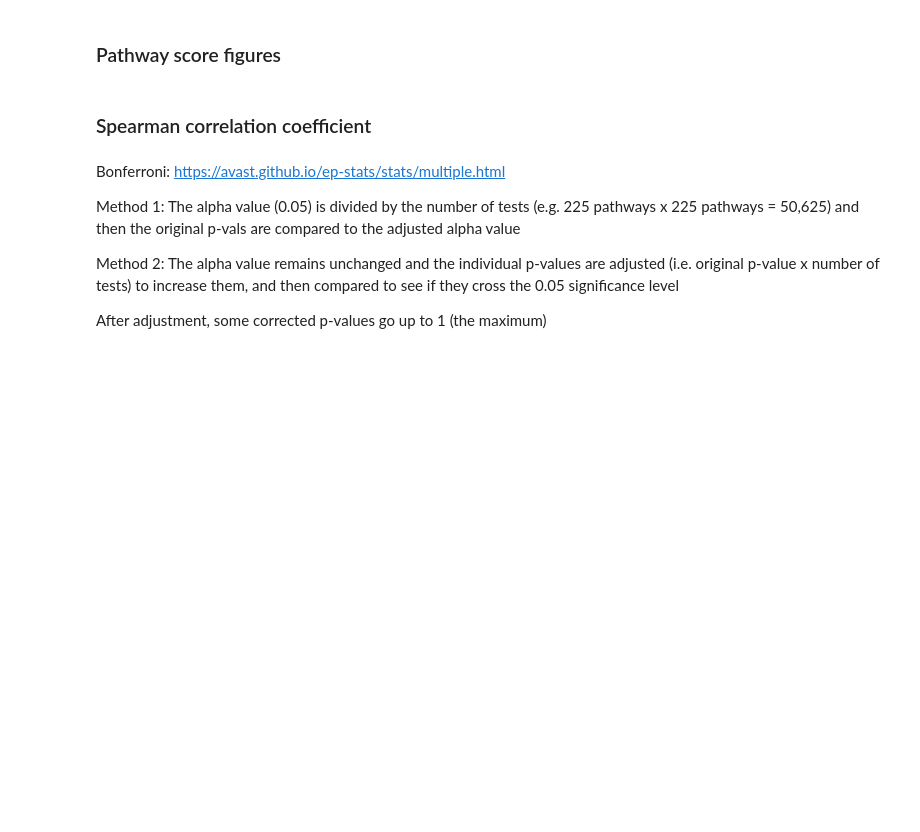
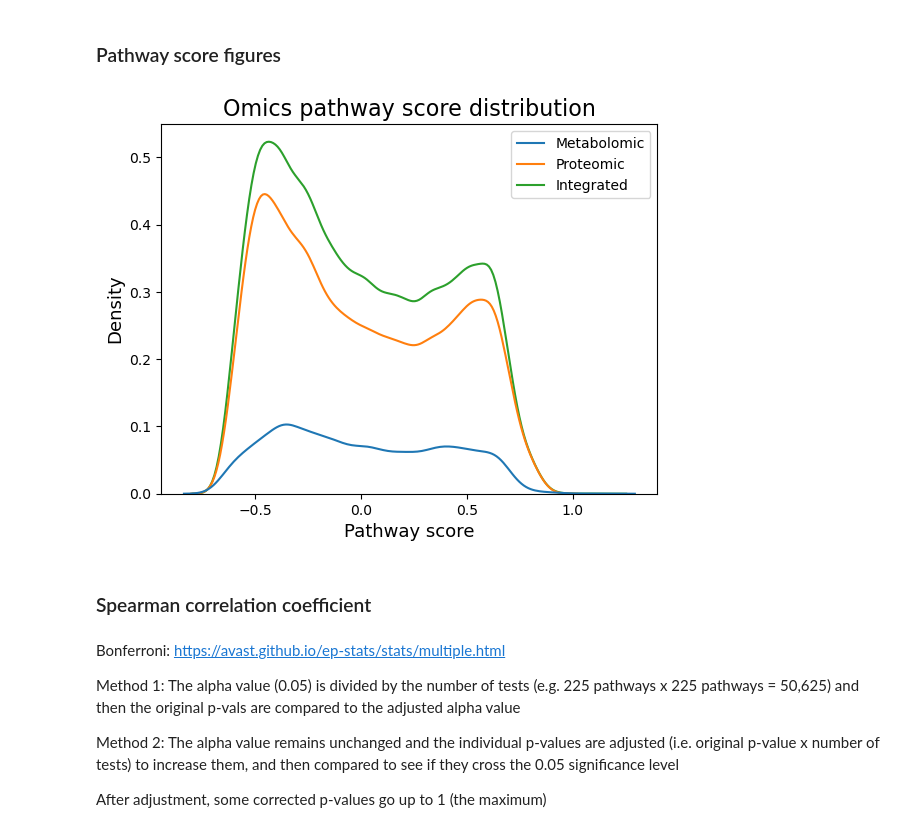
Before and after one commit to j-keung/multiomics-pathway-analysis, a Jupyter notebook: main_workflow.ipynb, the cells around one changed output. Drawn from its saved outputs; the diff is of its cells as text; code cells hidden in the pictures; blank space fills up the shorter version.

Commit message:
pathway_distribution

```diff
--- a/main_workflow.ipynb
+++ b/main_workflow.ipynb
@@ -346,3 +321,26 @@ plt.ylabel('Count',fontsize=13, labelpad=10) ;
+# %%
+#Load in sequentially to form a density plot of the three different omics
+#metabolomic_distribution  = kpca_scores #all rows, all columns apart from last two
+#proteomic_distribution  = kpca_scores
+#integrated_distribution  = kpca_scores
+
+metabolomic_list = metabolomic_distribution.stack().reset_index()
+metabolomic_list.columns.values[2] = "Metabolomic"
+
+proteomic_list = proteomic_distribution.stack().reset_index()
+proteomic_list.columns.values[2] = "Proteomic"
+
+integrated_list = integrated_distribution.stack().reset_index()
+integrated_list.columns.values[2] = "Integrated"
+
+omics_df = pd.concat([metabolomic_list.Metabolomic, proteomic_list.Proteomic,integrated_list.Integrated], axis=1)
+omics_df
+sns.kdeplot(data=omics_df)
+plt.title('Omics pathway score distribution',fontsize=16)
+plt.xlabel('Pathway score',fontsize=13)
+plt.ylabel('Density',fontsize=13) ;
+# %% [output]
+[figure, added]
 # %%
 #PCA of pathway scores
 
```
Also changed, not shown: parts of 19 cells of this notebook, 2 other files.
